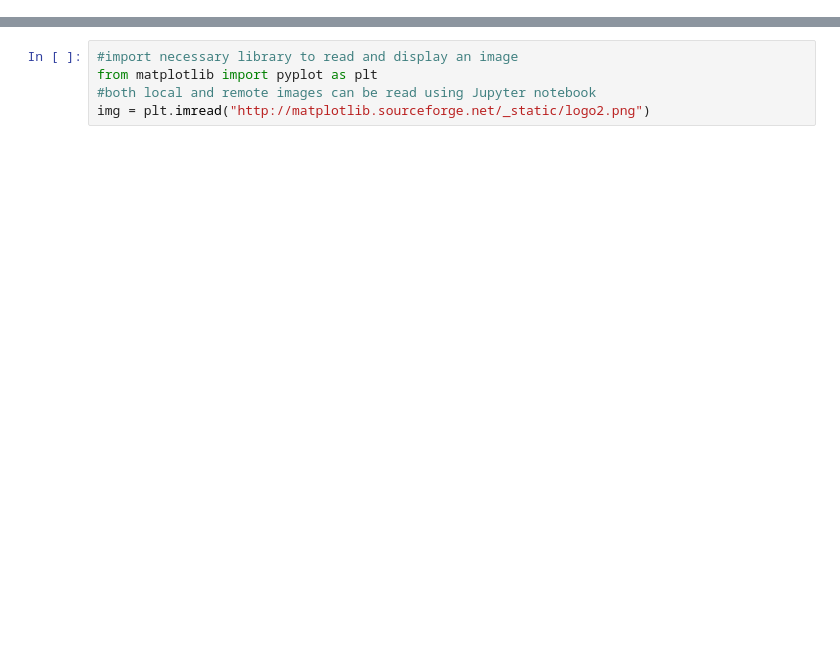
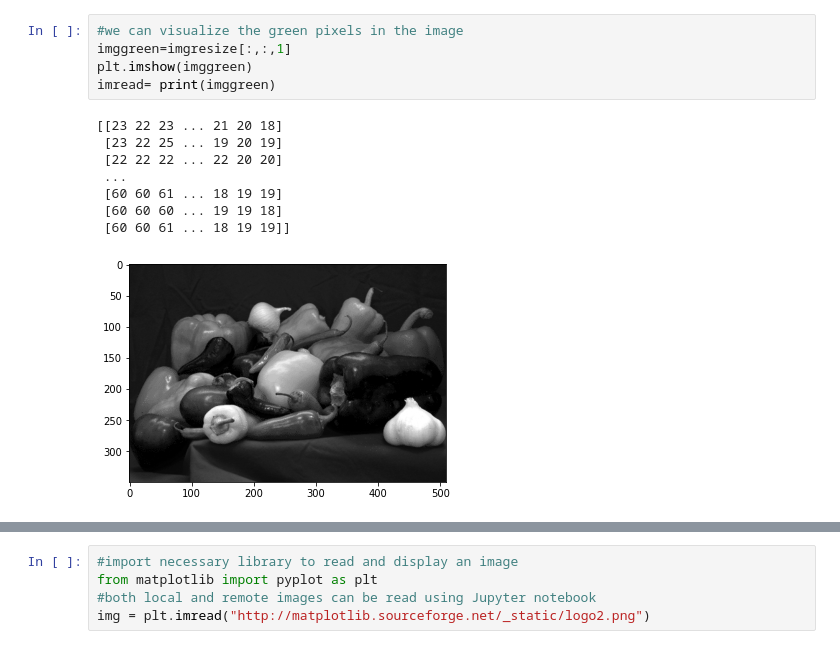
Before and after one commit to seyrankhademi/Interactive_Arch_Q3_P1, a Jupyter notebook: Interactive_Arch_Q3_P1.ipynb, the cells around one changed output, grey strips where cells are left out. Cells and saved outputs as stored; diff of their text form; blank space fills up the shorter version.

```diff
--- a/Interactive_Arch_Q3_P1.ipynb
+++ b/Interactive_Arch_Q3_P1.ipynb
@@ -2,0 +95,14 @@
+# %%
+#we can visualize the green pixels in the image
+imggreen=imgresize[:,:,1]
+plt.imshow(imggreen)
+imread= print(imggreen)
+# %% [output]
+[[23 22 23 ... 21 20 18]
+ [23 22 25 ... 19 20 19]
+ [22 22 22 ... 22 20 20]
+ ...
+ [60 60 61 ... 18 19 19]
+ [60 60 60 ... 19 19 18]
+ [60 60 61 ... 18 19 19]]
+[figure, added]
```
Also changed, not shown: parts of 18 cells of this notebook.
